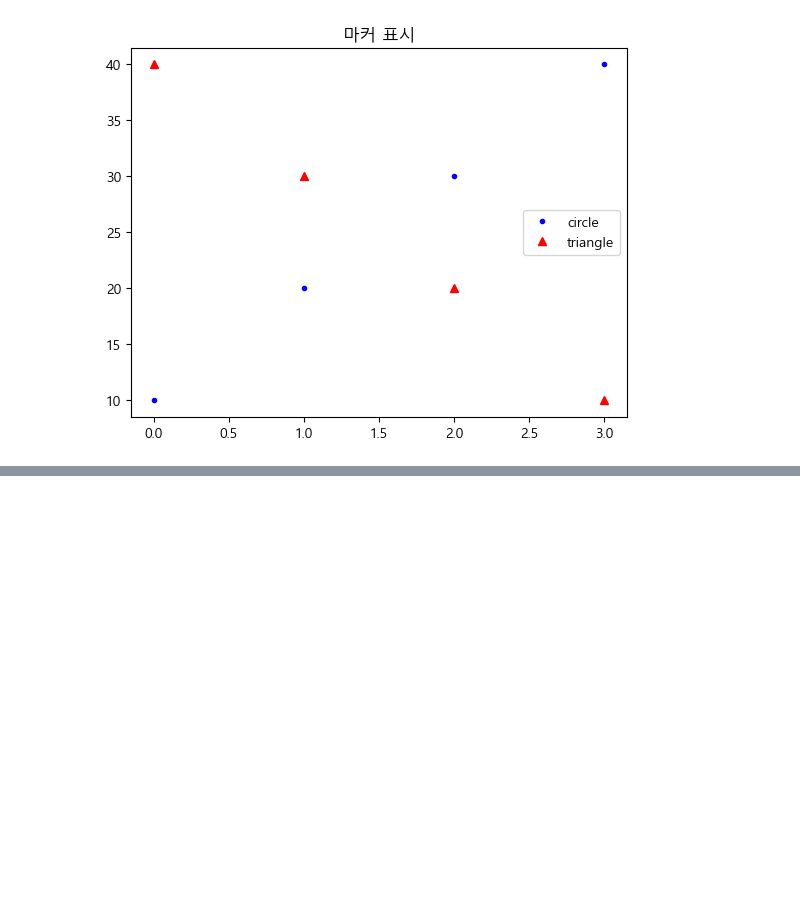
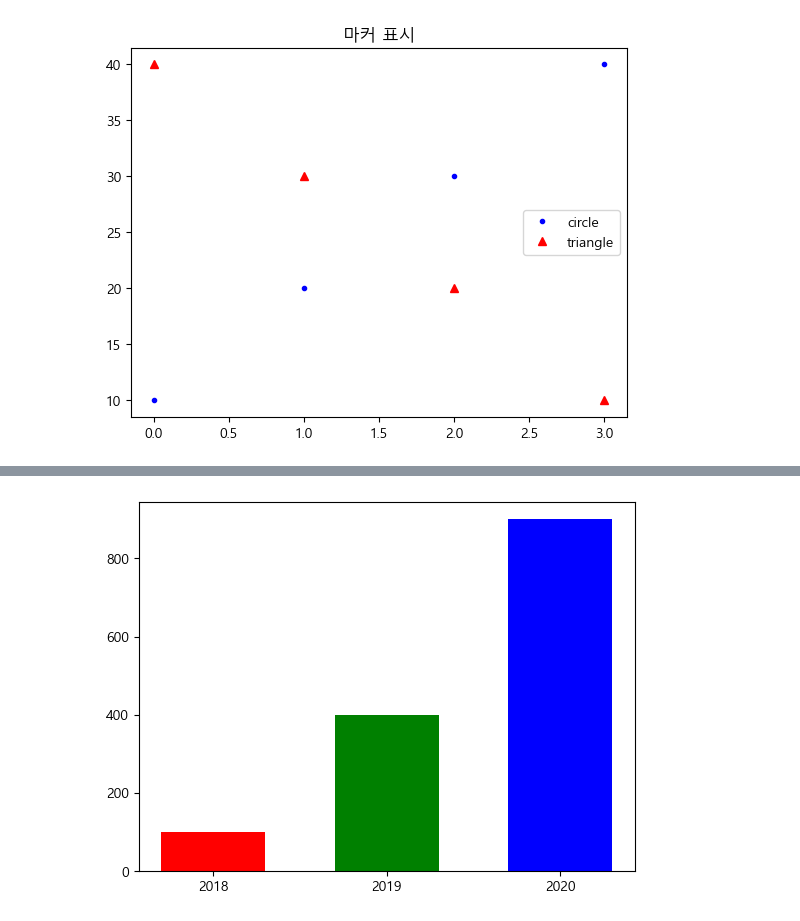
Before and after one commit to Amanda999a/kdt_sf6, a Jupyter notebook: dataworks/plt1.ipynb, the cells around one changed output, grey strips where cells are left out. Saved outputs shown, nothing was run; the diff lists cells and outputs as text; code cells hidden in the pictures; blank space fills up the shorter version.

```diff
--- a/dataworks/plt1.ipynb
+++ b/dataworks/plt1.ipynb
@@ -44,0 +69,15 @@ plt.show()
+# %%
+# 막대 그래프 - 세로 막대 (bar chart)
+import matplotlib.pyplot as plt
+
+x = range(3)
+y = [100, 400, 900]
+
+# 세로 막대 그래프
+plt.bar(x, y, color = ['r', 'g', 'b'], width=0.6) # width-막대 너비
+
+# 눈금 표시
+plt.xticks(x, ['2018', '2019', '2020'])
+plt.show()
+# %% [output]
+[figure, added]
```
Also changed, not shown: parts of 4 cells of this notebook, 6 other files.
